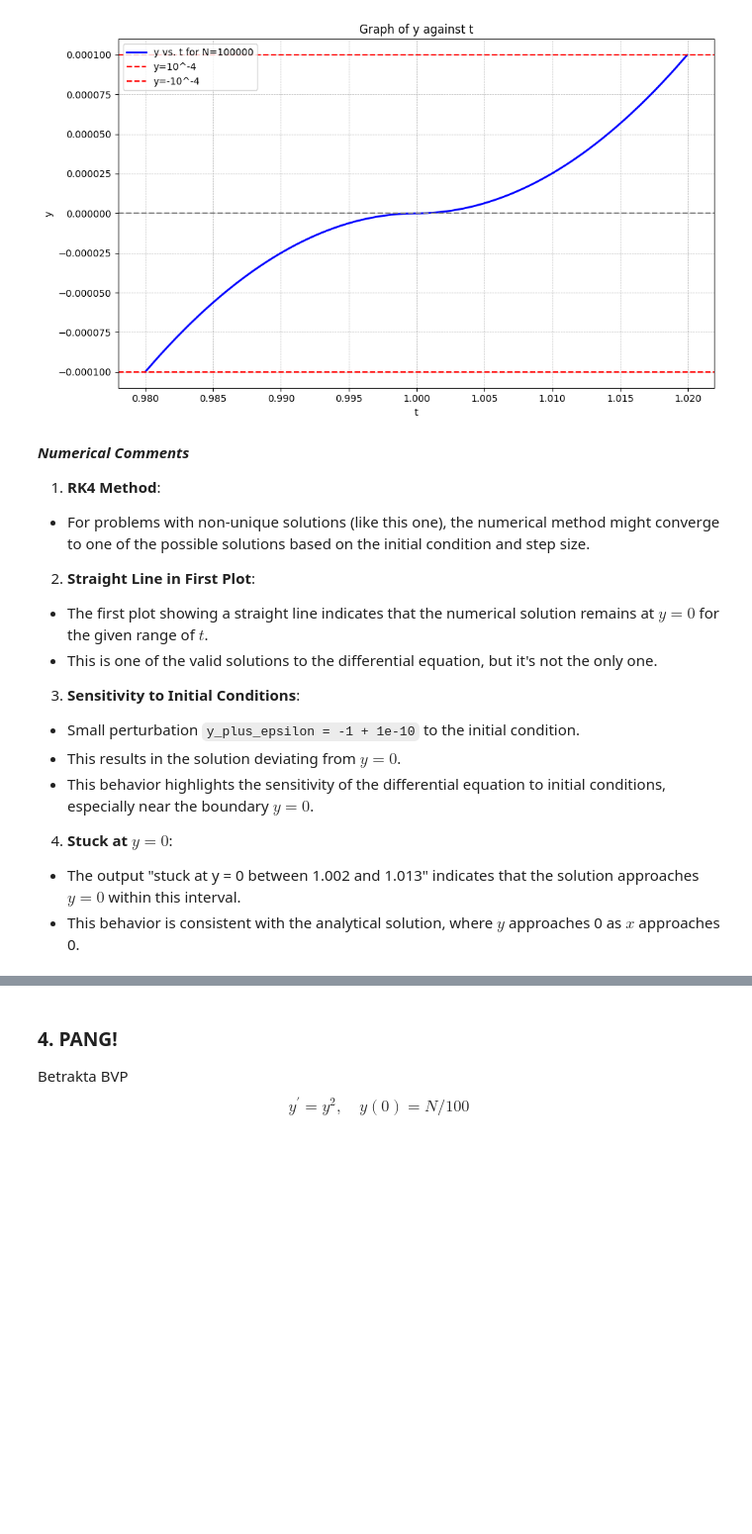
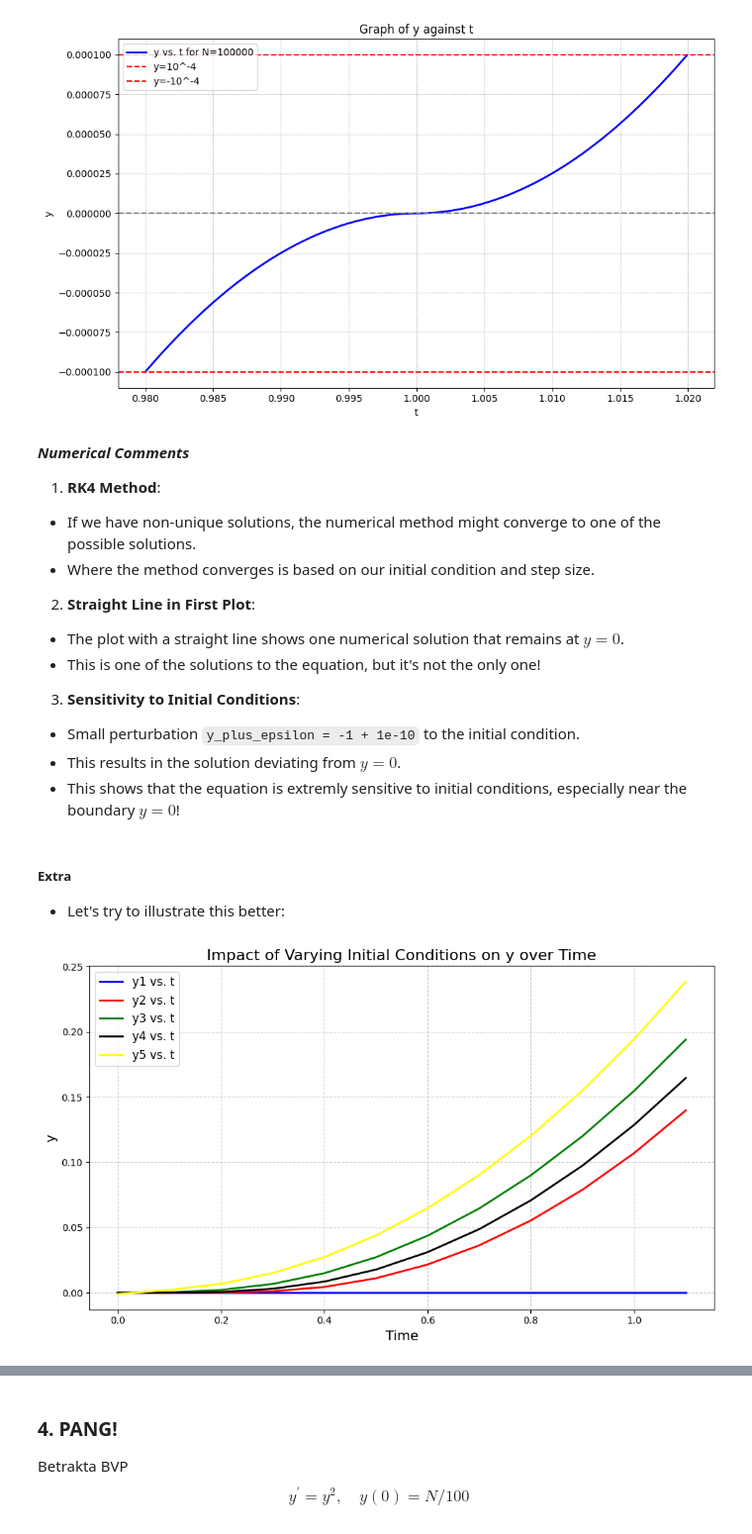
Before and after one commit to Fluntin/Numerical-Methods-ODE, a Jupyter notebook: ODE_Projekt_VillimPrpic.ipynb, the cells around one changed output, grey strips where cells are left out. Shown at 99% size. Drawn from its saved outputs; the diff is of its cells as text; code cells hidden in the pictures; blank space fills up the shorter version.

```diff
--- a/ODE_Projekt_VillimPrpic.ipynb
+++ b/ODE_Projekt_VillimPrpic.ipynb
@@ -235,17 +235,70 @@ plt.show()
 ***Numerical Comments***
 
 1. **RK4 Method**:
-- For problems with non-unique solutions (like this one), the numerical method might converge to one of the possible solutions based on the initial condition and step size.
+- If we have non-unique solutions, the numerical method might converge to one of the possible solutions.
+- Where the method converges is based on our initial condition and step size.
 
 2. **Straight Line in First Plot**:
-- The first plot showing a straight line indicates that the numerical solution remains at $y = 0$ for the given range of $t$.
-- This is one of the valid solutions to the differential equation, but it's not the only one.
+- The plot with a straight line shows one numerical solution that remains at $y = 0$.
+- This is one of the solutions to the equation, but it's not the only one!
 
 3. **Sensitivity to Initial Conditions**:
 - Small perturbation `y_plus_epsilon = -1 + 1e-10` to the initial condition.
 - This results in the solution deviating from $y = 0$.
-- This behavior highlights the sensitivity of the differential equation to initial conditions, especially near the boundary $y = 0$.
-
-4. **Stuck at $y = 0$**:
-- The output "stuck at y = 0 between 1.002 and 1.013" indicates that the solution approaches $y = 0$ within this interval.
-- This behavior is consistent with the analytical solution, where $y$ approaches 0 as $x$ approaches 0.
+- This shows that the equation is extremly sensitive to initial conditions, especially near the boundary $y = 0$!
+# %% [markdown]
+##### Extra
+- Let's try to illustrate this better:
+# %%
+# Assume that I have several points to test.
+
+# I define my initial conditions
+y1_initial=0
+y2_initial=0+1e-10
+y3_initial=0+1e-5
+y4_initial=0-1e-7
+y5_initial=0-1e-3
+
+# I have my function
+def f(t, y):
+    return np.sqrt(abs(y))
+
+#This is just my general Euler forward function
+def forward_euler_problem3(f, y_initial, t_start, t_stop, h):
+
+    t_values = [t_start]
+    y_values = [y_initial]
+
+    while t_values[-1] < t_stop:
+        t_next = t_values[-1] + h
+        y_next = y_values[-1] + h * f(t_values[-1], y_values[-1])
+
+        t_values.append(t_next)
+        y_values.append(y_next)
+
+    return t_values, y_values
+
+# Get the values for y1, y2, y3, y4, y5
+y1_values = forward_euler_problem3(f, y1_initial, 0, 1, 0.1)
+y2_values = forward_euler_problem3(f, y2_initial, 0, 1, 0.1)
+y3_values = forward_euler_problem3(f, y3_initial, 0, 1, 0.1)
+y_4values = forward_euler_problem3(f, y4_initial, 0, 1, 0.1)
+y_5values = forward_euler_problem3(f, y5_initial, 0, 1, 0.1)
+
+# I plot the graphs
+# I plot the graphs
+plt.figure(figsize=(10, 6))
+plt.title('Impact of Varying Initial Conditions on y over Time', fontsize=16)
+plt.plot(y1_values[0], y1_values[1], color='blue', linestyle='-', linewidth=2, label='y1 vs. t')
+plt.plot(y2_values[0], y2_values[1], color='red', linestyle='-', linewidth=2, label='y2 vs. t')
+plt.plot(y3_values[0], y3_values[1], color='green', linestyle='-', linewidth=2, label='y3 vs. t')
+plt.plot(y_4values[0], y_4values[1], color='black', linestyle='-', linewidth=2, label='y4 vs. t')
+plt.plot(y_5values[0], y_5values[1], color='yellow', linestyle='-', linewidth=2, label='y5 vs. t')
+plt.xlabel('Time', fontsize=14)
+plt.ylabel('y', fontsize=14)
+plt.legend(loc='best', fontsize=12)
+plt.grid(True, linestyle='--', alpha=0.6)
+plt.tight_layout()
+plt.show()
+# %% [output]
+[figure, added]
```
Also changed, not shown: parts of 4 cells of this notebook.
